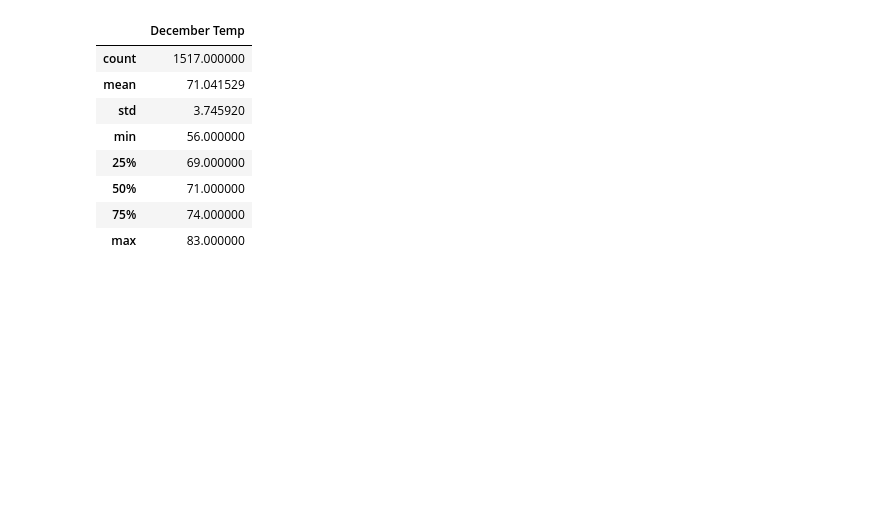
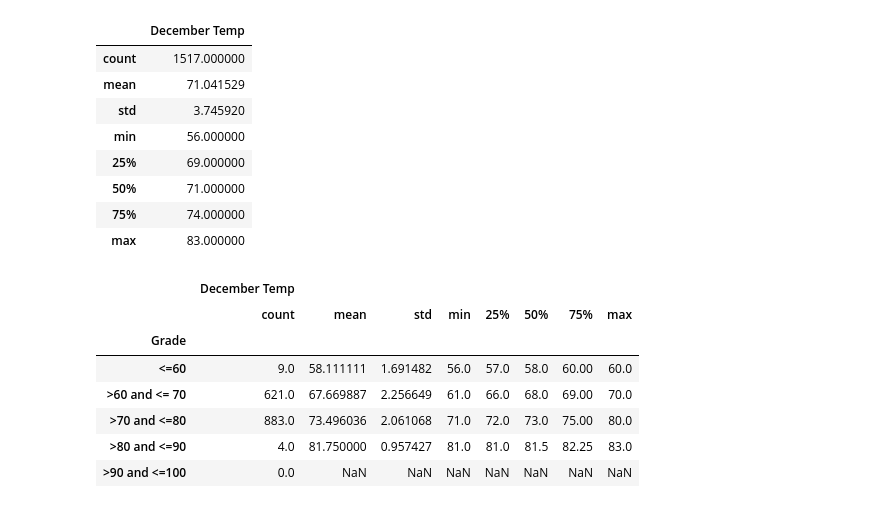
Before and after one commit to vishaldeo/surfs_up, a Jupyter notebook: SurfsUp_Challenge.ipynb, the cells around one changed output. Saved outputs shown, nothing was run; the diff lists cells and outputs as text; code cells hidden in the pictures; blank space fills up the shorter version.

```diff
--- a/SurfsUp_Challenge.ipynb
+++ b/SurfsUp_Challenge.ipynb
@@ -173,0 +189,18 @@ df.describe()
+# %%
+# 10. Return to your challenge instructions to compare your summary statistics
+bins = [0, 60, 70, 80, 90, 100]
+
+# Create the names for the four bins
+group_names = ["<=60", ">60 and <= 70",  ">70 and <=80",  ">80 and <=90",  ">90 and <=100" ]
+df["Grade"] = pd.cut(df["December Temp"], bins, labels=group_names)
+df_dec = df.groupby("Grade")
+df_dec.describe()
+# %% [output]
+|  | December Temp |  |  |  |  |  |  |  |
+|  | count | mean | std | min | 25% | 50% | 75% | max |
+| Grade |  |  |  |  |  |  |  |  |
+| <=60 | 9.0 | 58.111111 | 1.691482 | 56.0 | 57.0 | 58.0 | 60.00 | 60.0 |
+| >60 and <= 70 | 621.0 | 67.669887 | 2.256649 | 61.0 | 66.0 | 68.0 | 69.00 | 70.0 |
+| >70 and <=80 | 883.0 | 73.496036 | 2.061068 | 71.0 | 72.0 | 73.0 | 75.00 | 80.0 |
+| >80 and <=90 | 4.0 | 81.750000 | 0.957427 | 81.0 | 81.0 | 81.5 | 82.25 | 83.0 |
+| >90 and <=100 | 0.0 | NaN | NaN | NaN | NaN | NaN | NaN | NaN |
```
Also changed, not shown: parts of 4 cells of this notebook.
